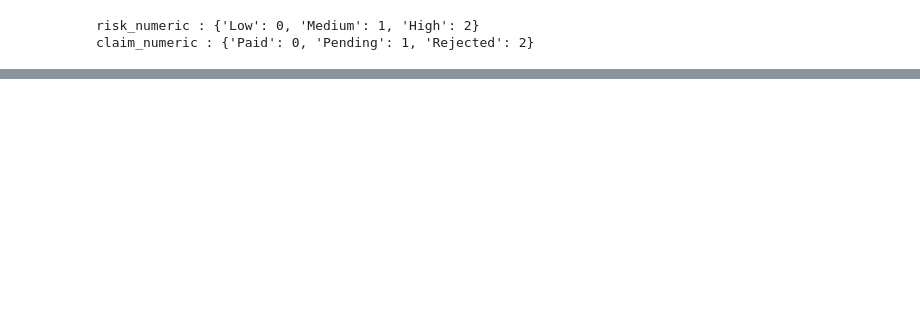
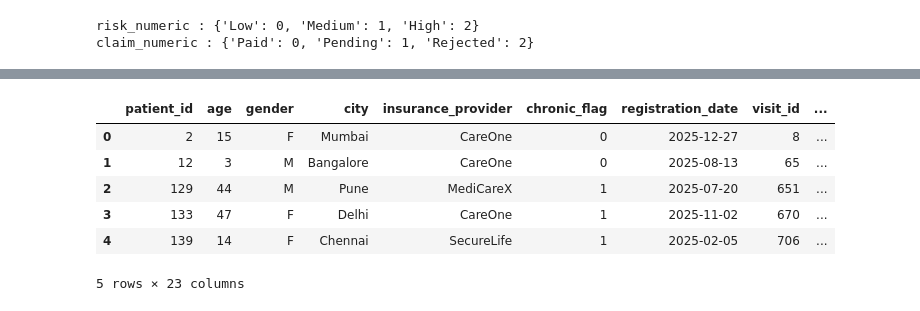
Before and after one commit to SachinMohapatra/Health_Care_Analytics_ML, a Jupyter notebook: notebooks/Phase2_EDA.ipynb, the cells around one changed output, grey strips where cells are left out. Cells and saved outputs as stored; diff of their text form; code cells hidden in the pictures; blank space fills up the shorter version.

```diff
--- a/notebooks/Phase2_EDA.ipynb
+++ b/notebooks/Phase2_EDA.ipynb
@@ -405,2 +399,11 @@ Naive Accuracy: '49.9%'
 # %%
-#demp setup - two features only
+#demo setup - two features only
+df.head()
+# %% [output]
+|  | patient_id | age | gender | city | insurance_provider | chronic_flag | registration_date | visit_id | ... |
+| 0 | 2 | 15 | F | Mumbai | CareOne | 0 | 2025-12-27 | 8 | ... |
+| 1 | 12 | 3 | M | Bangalore | CareOne | 0 | 2025-08-13 | 65 | ... |
+| 2 | 129 | 44 | M | Pune | MediCareX | 1 | 2025-07-20 | 651 | ... |
+| 3 | 133 | 47 | F | Delhi | CareOne | 1 | 2025-11-02 | 670 | ... |
+| 4 | 139 | 14 | F | Chennai | SecureLife | 1 | 2025-02-05 | 706 | ... |
+5 rows × 23 columns
```
Also changed, not shown: parts of 33 cells of this notebook, 8 other files.
